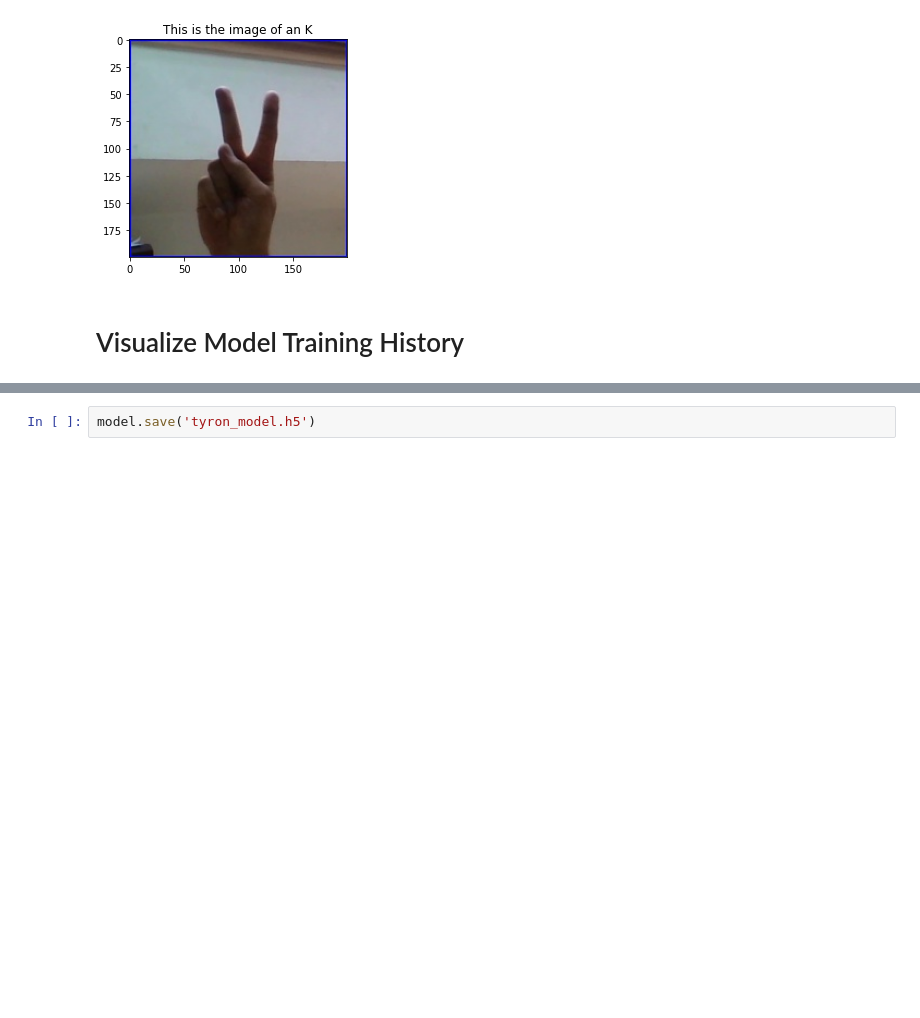
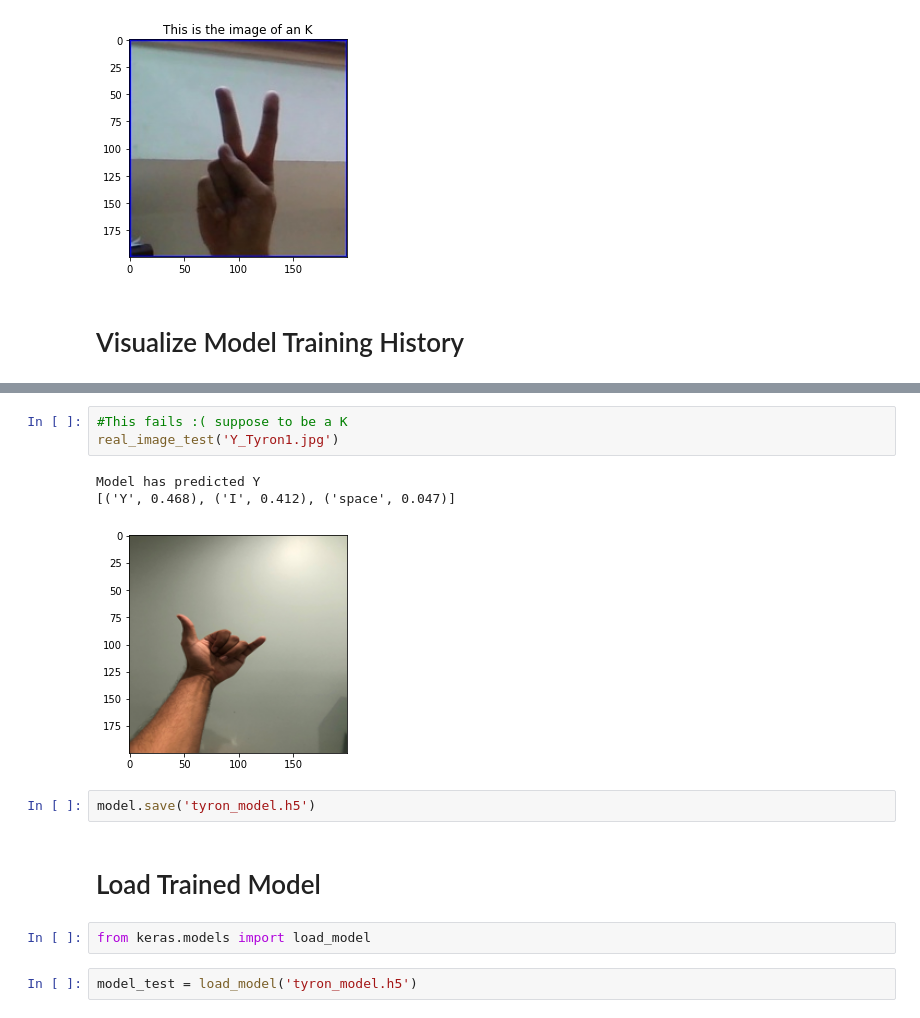
Before and after one commit to TyronSamaroo/ASL-Alpha-NeuralNet, a Jupyter notebook: ASL-Classification-Tyron.ipynb, the cells around one changed output, grey strips where cells are left out. Cells and saved outputs as stored; diff of their text form; blank space fills up the shorter version.

```diff
--- a/ASL-Classification-Tyron.ipynb
+++ b/ASL-Classification-Tyron.ipynb
@@ -348,2 +348,15 @@ Model has predicted Q
+# %%
+#This fails :( suppose to be a K
+real_image_test('Y_Tyron1.jpg')
+# %% [output]
+Model has predicted Y
+[('Y', 0.468), ('I', 0.412), ('space', 0.047)]
+[figure, added]
 # %%
 model.save('tyron_model.h5')
+# %% [markdown]
+# Load Trained Model
+# %%
+from keras.models import load_model
+# %%
+model_test = load_model('tyron_model.h5')
```
Also changed, not shown: parts of 8 cells of this notebook.
